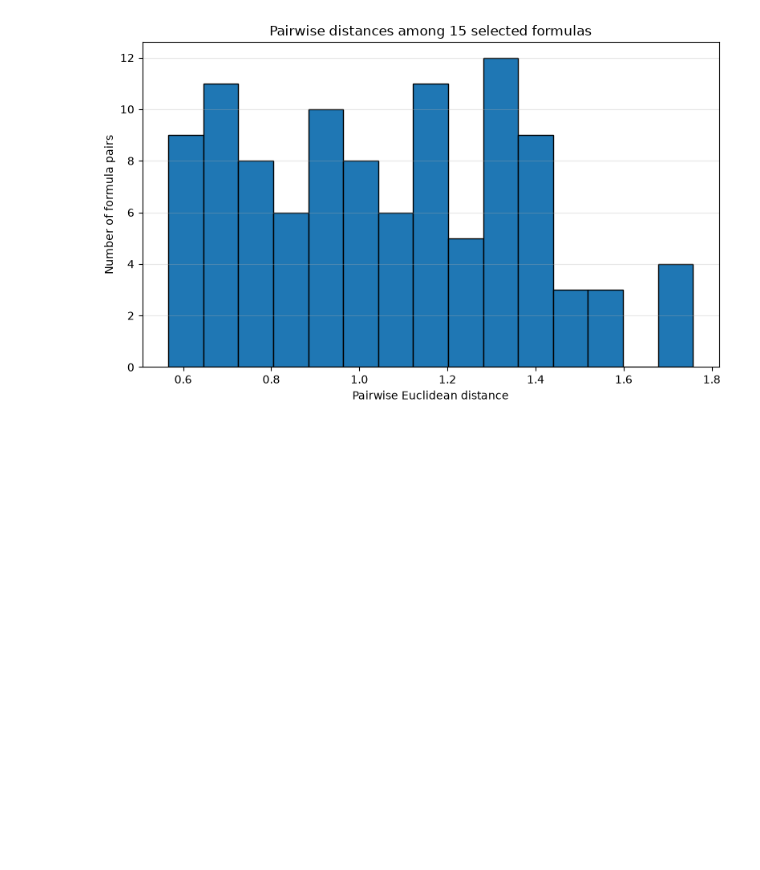
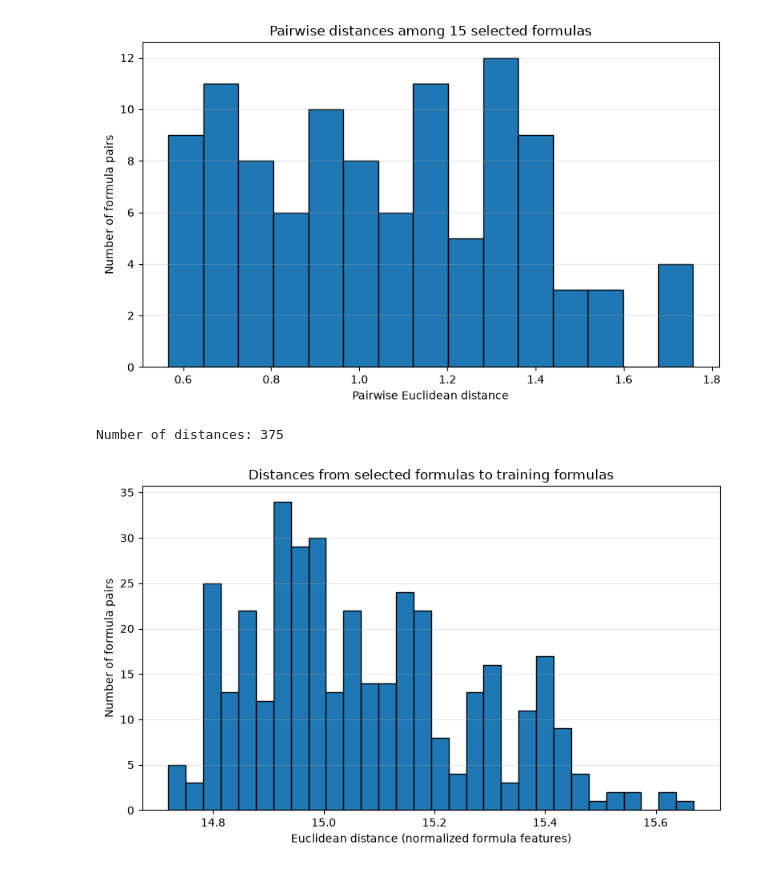
Before and after one commit to brookeb2000/foam-project, a Jupyter notebook: notebooks/0.14-bab-pick-formulas.ipynb, the cells around one changed output. Cells and saved outputs as stored; diff of their text form; code cells hidden in the pictures; blank space fills up the shorter version.

```diff
--- a/notebooks/0.14-bab-pick-formulas.ipynb
+++ b/notebooks/0.14-bab-pick-formulas.ipynb
@@ -369,3 +369,33 @@ Number of formula pairs: 105
 [figure]
 # %%
 # plot of selected_formulas and the training data distances
+
+import matplotlib.pyplot as plt
+import numpy as np
+from scipy.spatial.distance import cdist
+
+formula_cols = ["TEM", "Joncryl", "NC513", "PEG-DE", "NGDE"]
+
+selected_values = selected_list[formula_cols].to_numpy(dtype=float)
+training_values = df_normalized[formula_cols].to_numpy(dtype=float)
+
+if not np.isfinite(selected_values).all() or not np.isfinite(training_values).all():
+    raise ValueError("Formula data contains missing or non-finite values.")
+
+# Each selected formula is compared with every training formula.
+distance_matrix = cdist(selected_values, training_values, metric="euclidean")
+distances = distance_matrix.ravel()
+
+print(f"Number of distances: {len(distances):,}")
+
+plt.figure(figsize=(8, 5))
+plt.hist(distances, bins=30, edgecolor="black")
+plt.xlabel("Euclidean distance (normalized formula features)")
+plt.ylabel("Number of formula pairs")
+plt.title("Distances from selected formulas to training formulas")
+plt.grid(axis="y", alpha=0.3)
+plt.tight_layout()
+plt.show()
+# %% [output]
+Number of distances: 375
+[figure, added]
```
Also changed, not shown: parts of 1 cell of this notebook.
